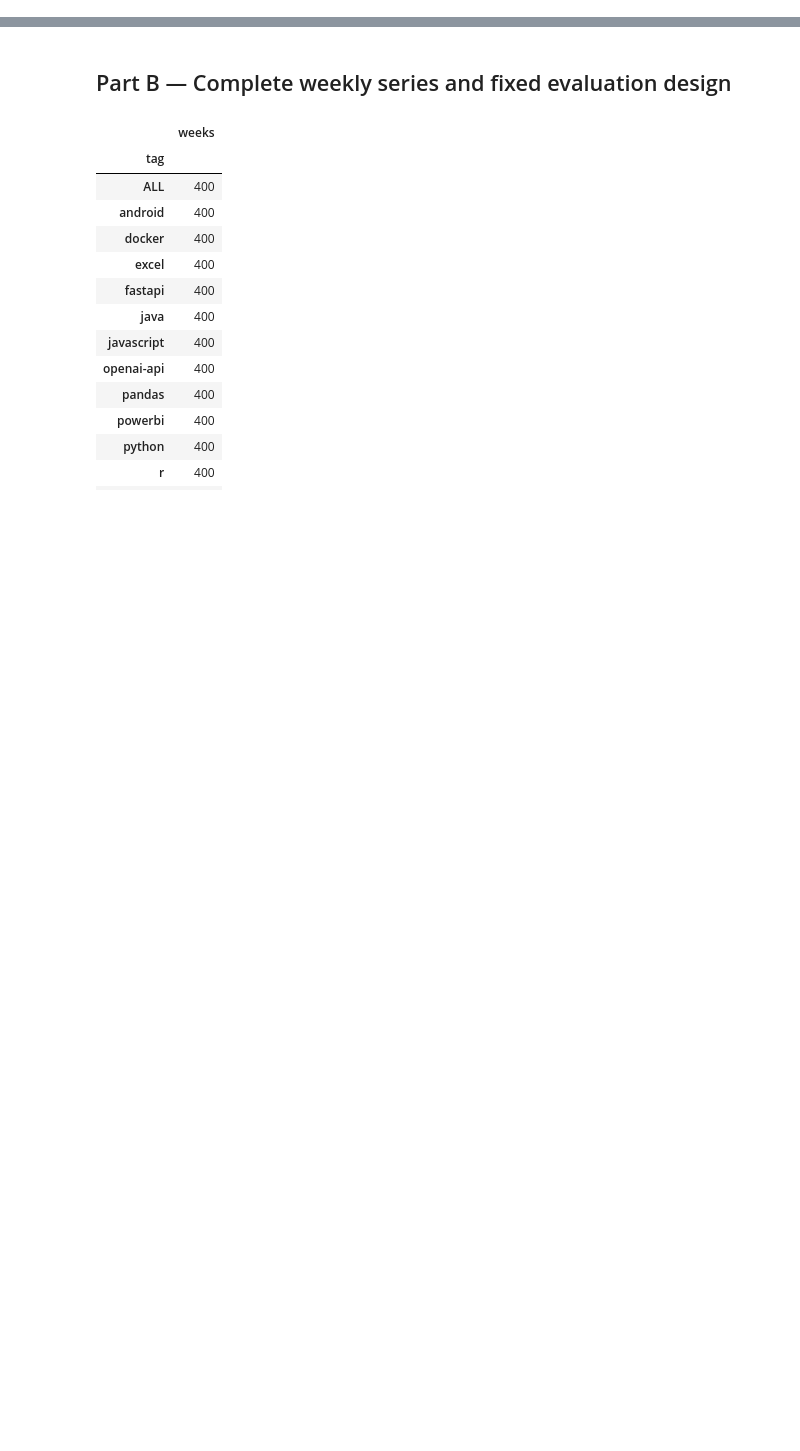
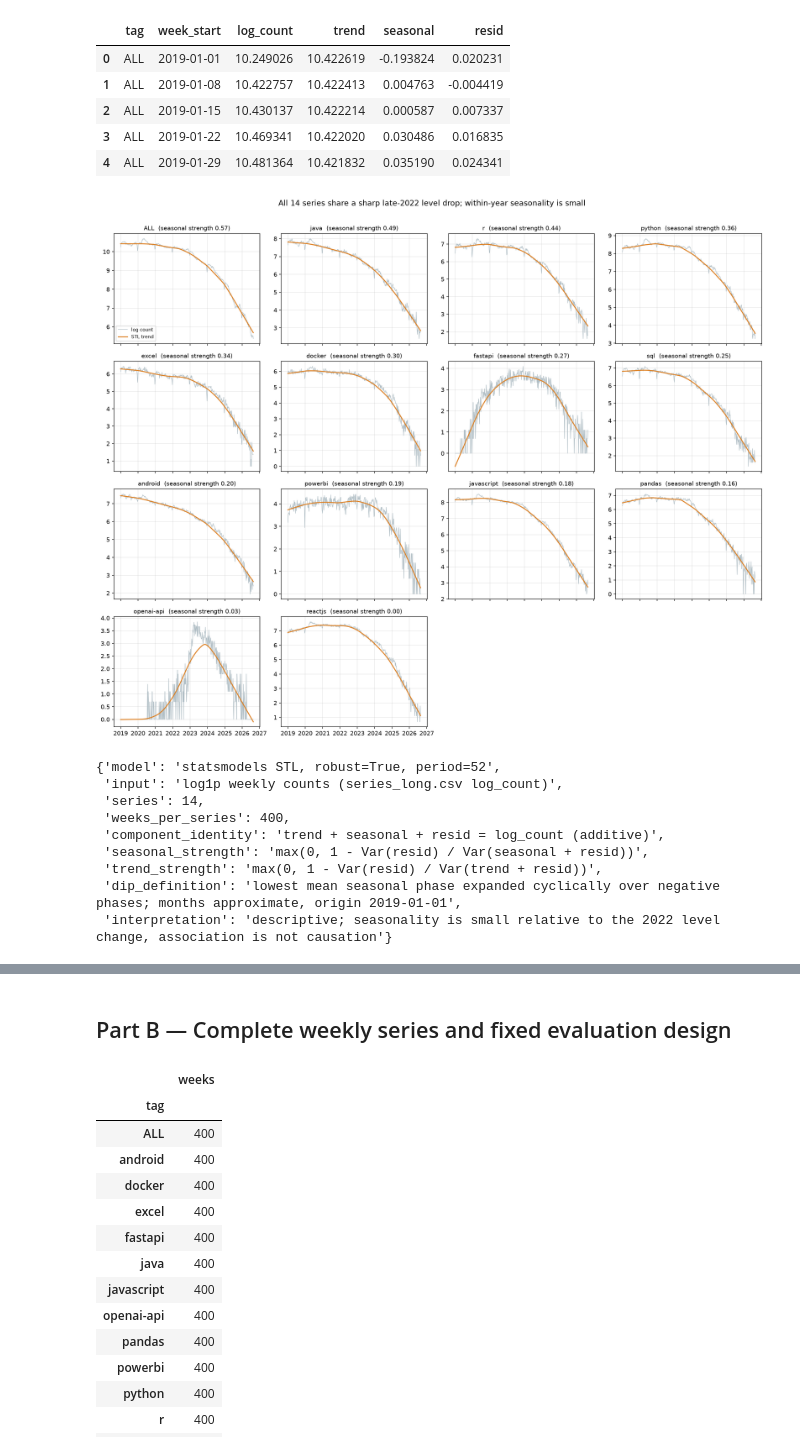
Before and after one commit to Abhinav-Gopalakrishnan/stackoverflow-ai-era, a Jupyter notebook: notebooks/07_timeseries.ipynb, the cells around one changed output, grey strips where cells are left out. Drawn from its saved outputs; the diff is of its cells as text; code cells hidden in the pictures; blank space fills up the shorter version.

Commit message:
#119 Add time-series pattern outputs to notebook with takeaways

```diff
--- a/notebooks/07_timeseries.ipynb
+++ b/notebooks/07_timeseries.ipynb
@@ -12,0 +14,2 @@ Insert the reviewed M3 sections here when available.
+# %%
+TS = ROOT/'reports/review2/ts'
@@ -12,0 +20,7 @@ Insert the reviewed M3 sections here when available.
+# %%
+display(pd.read_csv(TS/'stl_summary.csv'))
+comp=pd.read_csv(TS/'stl_components.csv')
+display(comp[comp.tag.eq('ALL')].head())
+display(Image(filename=str(TS/'stl_small_multiples.png')))
+display(json.loads((TS/'stl_manifest.json').read_text()))
+# %% [output]
@@ -12,0 +42,16 @@ Insert the reviewed M3 sections here when available.
+|  | tag | week_start | log_count | trend | seasonal | resid |
+| 0 | ALL | 2019-01-01 | 10.249026 | 10.422619 | -0.193824 | 0.020231 |
+| 1 | ALL | 2019-01-08 | 10.422757 | 10.422413 | 0.004763 | -0.004419 |
+| 2 | ALL | 2019-01-15 | 10.430137 | 10.422214 | 0.000587 | 0.007337 |
+| 3 | ALL | 2019-01-22 | 10.469341 | 10.422020 | 0.030486 | 0.016835 |
+| 4 | ALL | 2019-01-29 | 10.481364 | 10.421832 | 0.035190 | 0.024341 |
+[figure, added]
+{'model': 'statsmodels STL, robust=True, period=52',
+ 'input': 'log1p weekly counts (series_long.csv log_count)',
+ 'series': 14,
+ 'weeks_per_series': 400,
+ 'component_identity': 'trend + seasonal + resid = log_count (additive)',
+ 'seasonal_strength': 'max(0, 1 - Var(resid) / Var(seasonal + resid))',
+ 'trend_strength': 'max(0, 1 - Var(resid) / Var(trend + resid))',
+ 'dip_definition': 'lowest mean seasonal phase expanded cyclically over negative phases; months approximate, origin 2019-01-01',
+ 'interpretation': 'descriptive; seasonality is small relative to the 2022 level change, association is not causation'}
```
Also changed, not shown: parts of 15 cells of this notebook, 1 other file.
